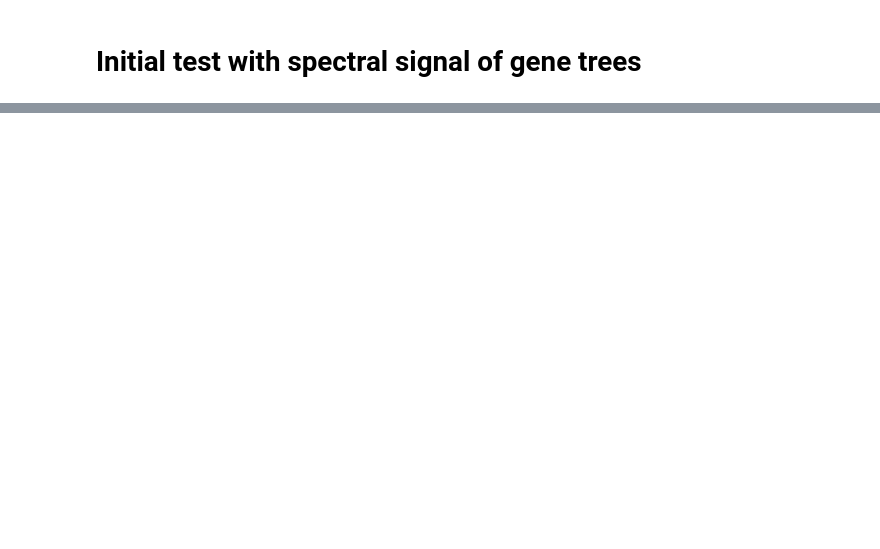
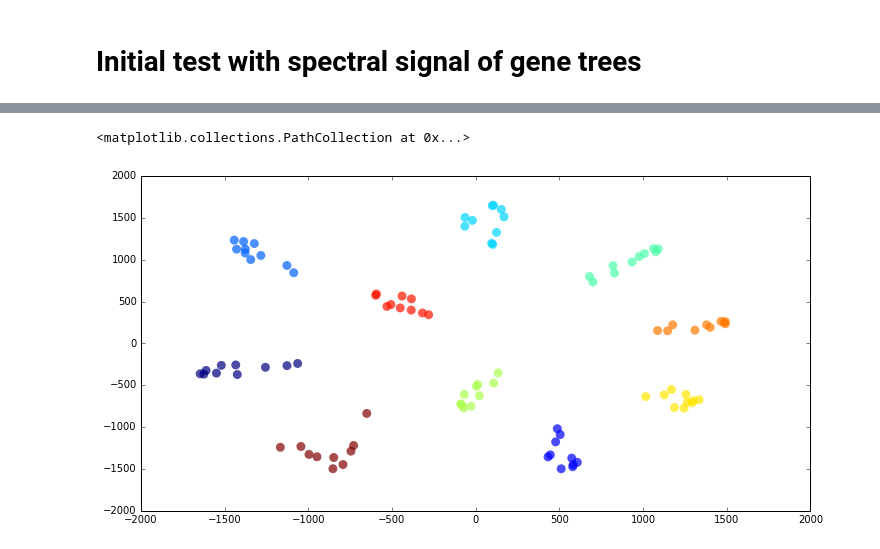
Before and after one commit to leomrtns/genefam-dist, a Jupyter notebook: docs/002.gene_distance_signal.ipynb, the cells around one changed output, grey strips where cells are left out. Cells and saved outputs as stored; diff of their text form; code cells hidden in the pictures; blank space fills up the shorter version.

Commit message:
fixed multi-string nexus comments; first prototype of tree spectral signal

```diff
--- a/docs/002.gene_distance_signal.ipynb
+++ b/docs/002.gene_distance_signal.ipynb
@@ -25,0 +15,10 @@ def run_dspr (tree1, tree2):
+# %%
+def distance_signal (gtree, stree):
+    os.chdir(localdir)
+    gtree.write(path="gene.tre", schema="nexus")
+    stree.write(path="species.tre", schema="nexus")
+    proc_run = subprocess.run(bindir + "gf_distsignal_genetree_sptree gene.tre species.tre", shell=True,
+                              stdout=subprocess.PIPE, universal_newlines=True)
+
+    x = [[float(i) for i in line.split()] for line in proc_run.stdout.splitlines()]
+    return np.array(x)
@@ -26,13 +38,11 @@ def run_dspr (tree1, tree2):
 # %%
-n_leaves = 8
-def generate_trees (n_trees, n_spr, frac_wrong, max_error):
+n_leaves = 32
+def generate_trees (n_trees, n_spr, max_error, n_noise):
     os.chdir(localdir)
-    proc_run = subprocess.run([bindir + "gf_generate_spr_trees", str(n_leaves), str(n_trees), str(n_spr)],
+    proc_run = subprocess.run([bindir + "gf_generate_spr_trees", str(n_leaves), str(n_trees-1), str(n_spr)],
                               stdout=subprocess.PIPE, universal_newlines=True)
     with open("tmp.tre", "w") as trefile:
         print(proc_run.stdout, file=trefile)
-    proc_run = subprocess.run([bindir + "bmc2_addTreeNoise", "tmp.tre", str(frac_wrong), str(max_error), "100"],
+    proc_run = subprocess.run([bindir + "bmc2_addTreeNoise", "tmp.tre", "0.9", str(max_error), str(n_noise)],
                               stdout=subprocess.PIPE, universal_newlines=True)
-    return dendropy.TreeList.get(path="noise.tre", schema="nexus")
+    return dendropy.TreeList.get(path="tmp.tre", schema="nexus"), dendropy.TreeList.get(path="noise.tre", schema="nexus")
-# %%
-x = generate_trees (2,1,0.5,0.8)
@@ -40,0 +49,16 @@ NewickReaderIncompleteTreeStatementError: Error parsing data source 'noise.tre'
+# %%
+g_sample_size = 10
+n_loci = 9
+st_skip = 10 # if st_skip == g_sample_size then it will not have the "true" gene trees
+gt, st = generate_trees (g_sample_size,1,0.1, 5)
+st = st[st_skip:]
+glabels = np.repeat(0,g_sample_size)
+for i in range(n_loci):
+    x,y = generate_trees (g_sample_size,1,0.1, 5)
+    gt = add_trees(gt, x, 0)
+    st = add_trees(st, y, st_skip)
+    glabels = np.append(glabels,np.repeat(i+1, g_sample_size))
+
+signal = distance_signal(gt, st)
+
+print (signal, signal.shape)
@@ -40,0 +73,8 @@ NewickReaderIncompleteTreeStatementError: Error parsing data source 'noise.tre'
+# %%
+## species trees are composed of "noise" gene trees (without original ones)
+transf=manifold.MDS(n_components=2).fit_transform(signal)
+fig, axes = plt.subplots(1) ; fig.set_size_inches(12, 6)
+axes.scatter(transf[:,1], transf[:,0], c=glabels, edgecolor="none", alpha=.7, s=80)
+# %% [output]
+<matplotlib.collections.PathCollection at 0x...>
+[figure, added]
```
Also changed, not shown: parts of 8 cells of this notebook, 5 other files.
